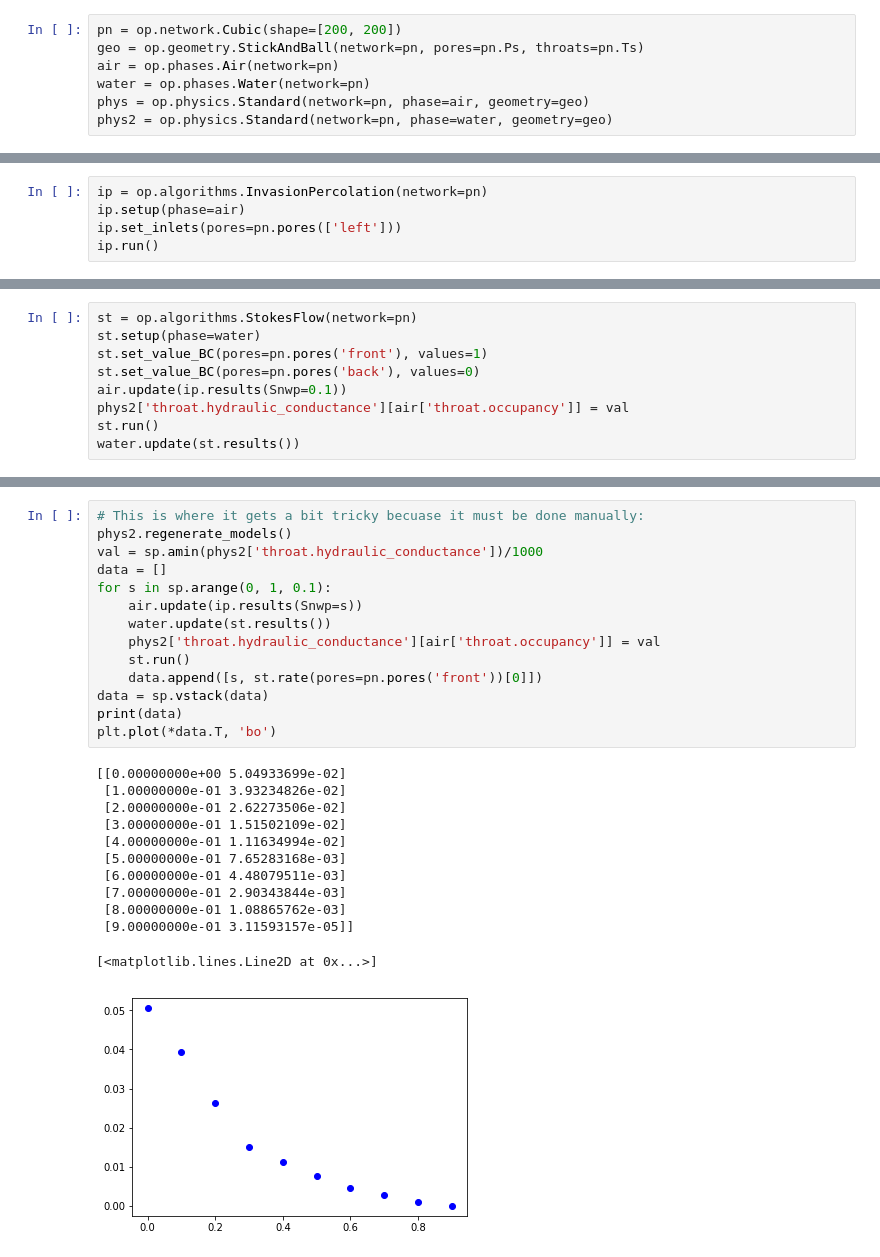
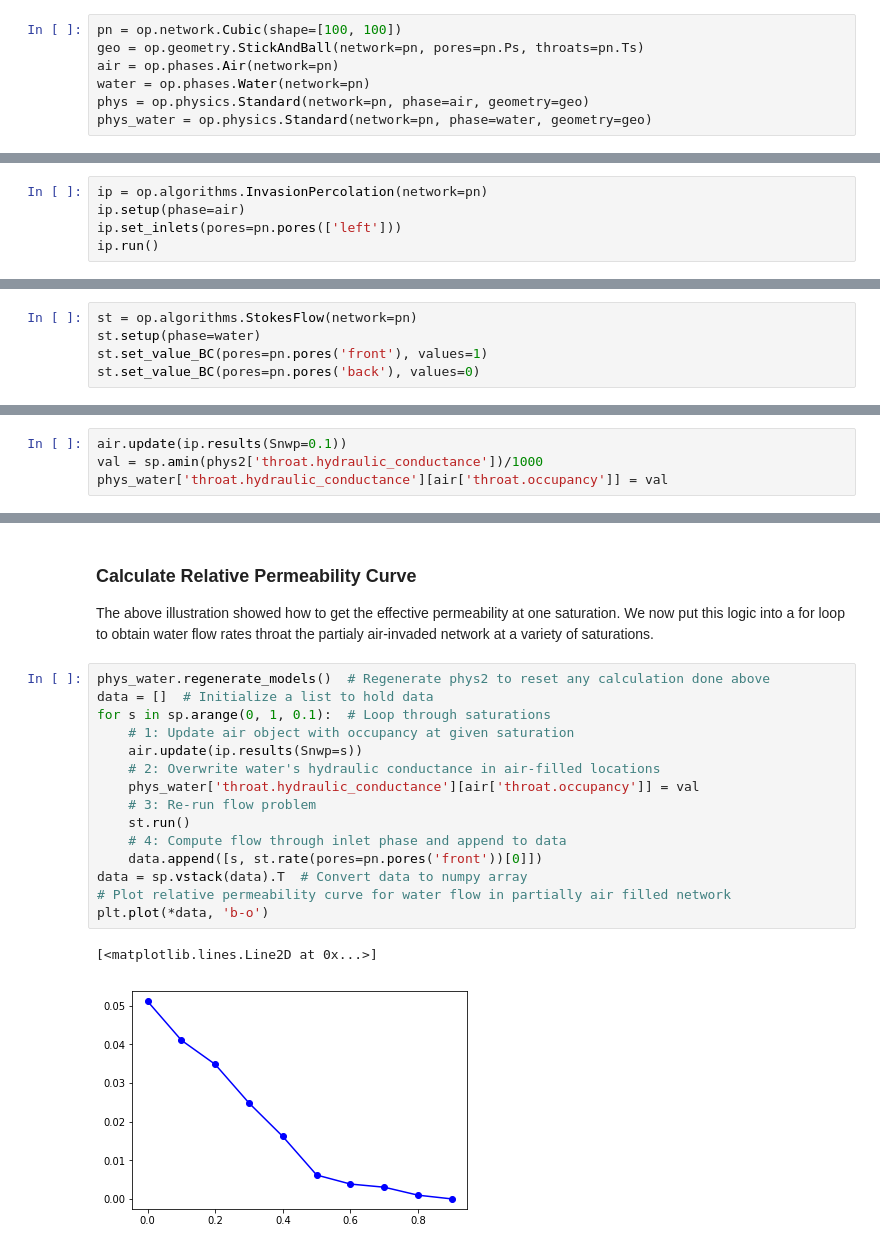
Before and after one commit to Txart/OpenPNM-Examples, a Jupyter notebook: Simulations/Relative Permeability in 2D.ipynb, the cells around one changed output, grey strips where cells are left out. Saved outputs shown, nothing was run; the diff lists cells and outputs as text.

```diff
--- a/Simulations/Relative Permeability in 2D.ipynb
+++ b/Simulations/Relative Permeability in 2D.ipynb
@@ -6,7 +12,7 @@ import matplotlib.pyplot as plt
 # %%
-pn = op.network.Cubic(shape=[200, 200])
+pn = op.network.Cubic(shape=[100, 100])
 geo = op.geometry.StickAndBall(network=pn, pores=pn.Ps, throats=pn.Ts)
 air = op.phases.Air(network=pn)
 water = op.phases.Water(network=pn)
 phys = op.physics.Standard(network=pn, phase=air, geometry=geo)
-phys2 = op.physics.Standard(network=pn, phase=water, geometry=geo)
+phys_water = op.physics.Standard(network=pn, phase=water, geometry=geo)
@@ -35,7 +41,3 @@ st = op.algorithms.StokesFlow(network=pn)
 st.setup(phase=water)
 st.set_value_BC(pores=pn.pores('front'), values=1)
 st.set_value_BC(pores=pn.pores('back'), values=0)
-air.update(ip.results(Snwp=0.1))
-phys2['throat.hydraulic_conductance'][air['throat.occupancy']] = val
-st.run()
-water.update(st.results())
@@ -41,0 +54,4 @@ water.update(st.results())
+# %%
+air.update(ip.results(Snwp=0.1))
+val = sp.amin(phys2['throat.hydraulic_conductance'])/1000
+phys_water['throat.hydraulic_conductance'][air['throat.occupancy']] = val
@@ -48,27 +71,21 @@ fig = op.topotools.plot_coordinates(network=pn, c=water['pore.pressure']*~air['p
+# %% [markdown]
+### Calculate Relative Permeability Curve
+The above illustration showed how to get the effective permeability at one saturation.  We now put this logic into a for loop to obtain water flow rates throat the partialy air-invaded network at a variety of saturations.
 # %%
-# This is where it gets a bit tricky becuase it must be done manually:
-phys2.regenerate_models()
-val = sp.amin(phys2['throat.hydraulic_conductance'])/1000
-data = []
-for s in sp.arange(0, 1, 0.1):
+phys_water.regenerate_models()  # Regenerate phys2 to reset any calculation done above
+data = []  # Initialize a list to hold data
+for s in sp.arange(0, 1, 0.1):  # Loop through saturations
+    # 1: Update air object with occupancy at given saturation
     air.update(ip.results(Snwp=s))
-    water.update(st.results())
-    phys2['throat.hydraulic_conductance'][air['throat.occupancy']] = val
+    # 2: Overwrite water's hydraulic conductance in air-filled locations
+    phys_water['throat.hydraulic_conductance'][air['throat.occupancy']] = val
+    # 3: Re-run flow problem
     st.run()
+    # 4: Compute flow through inlet phase and append to data
     data.append([s, st.rate(pores=pn.pores('front'))[0]])
-data = sp.vstack(data)
-print(data)
-plt.plot(*data.T, 'bo')
+data = sp.vstack(data).T  # Convert data to numpy array
+# Plot relative permeability curve for water flow in partially air filled network
+plt.plot(*data, 'b-o')
 # %% [output]
-[[0.00000000e+00 5.04933699e-02]
- [1.00000000e-01 3.93234826e-02]
- [2.00000000e-01 2.62273506e-02]
- [3.00000000e-01 1.51502109e-02]
- [4.00000000e-01 1.11634994e-02]
- [5.00000000e-01 7.65283168e-03]
- [6.00000000e-01 4.48079511e-03]
- [7.00000000e-01 2.90343844e-03]
- [8.00000000e-01 1.08865762e-03]
- [9.00000000e-01 3.11593157e-05]]
+[<matplotlib.lines.Line2D at 0x...>]
-[<matplotlib.lines.Line2D at 0x...>]
-[figure, old version]
+[figure, new version]
```
Also changed, not shown: parts of 14 cells of this notebook, 1 other file.
